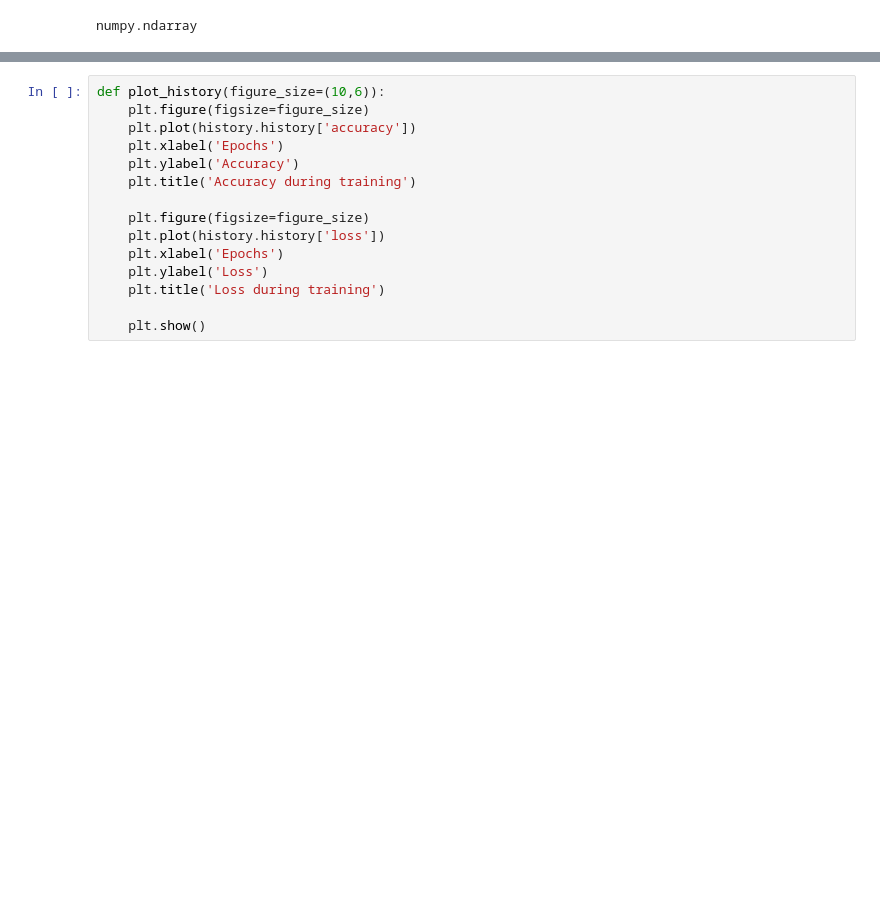
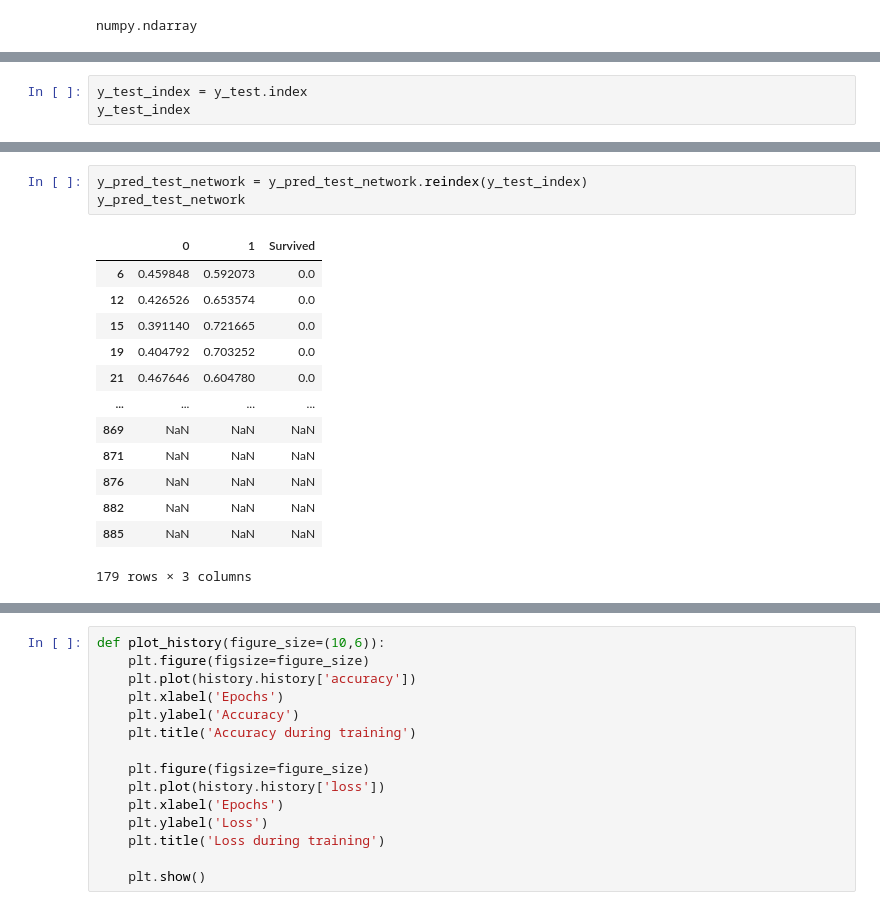
Before and after one commit to dan-ski/Titanic, a Jupyter notebook: Titanic.ipynb, the cells around one changed output, grey strips where cells are left out. Drawn from its saved outputs; the diff is of its cells as text; blank space fills up the shorter version.

```diff
--- a/Titanic.ipynb
+++ b/Titanic.ipynb
@@ -839,0 +853,3 @@ y_pred_train_network, y_pred_test_network
+# %%
+y_test_index = y_test.index
+y_test_index
@@ -862,3 +882,20 @@ y_pred_train_network, y_pred_test_network
+# %%
+y_pred_test_network = y_pred_test_network.reindex(y_test_index)
+y_pred_test_network
+# %% [output]
+|  | 0 | 1 | Survived |
+| 6 | 0.459848 | 0.592073 | 0.0 |
+| 12 | 0.426526 | 0.653574 | 0.0 |
+| 15 | 0.391140 | 0.721665 | 0.0 |
+| 19 | 0.404792 | 0.703252 | 0.0 |
+| 21 | 0.467646 | 0.604780 | 0.0 |
+| ... | ... | ... | ... |
+| 869 | NaN | NaN | NaN |
+| 871 | NaN | NaN | NaN |
+| 876 | NaN | NaN | NaN |
+| 882 | NaN | NaN | NaN |
+| 885 | NaN | NaN | NaN |
+179 rows × 3 columns
 # %%
 y_pred_train = y_pred_train_network['Survived']
 y_pred_test = y_pred_test_network['Survived']
```
Also changed, not shown: parts of 47 cells of this notebook.
